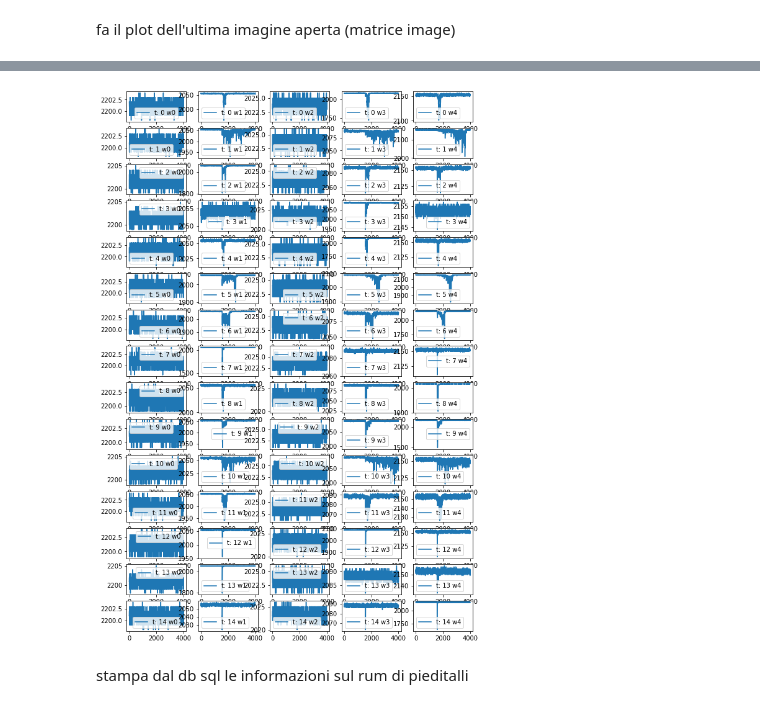
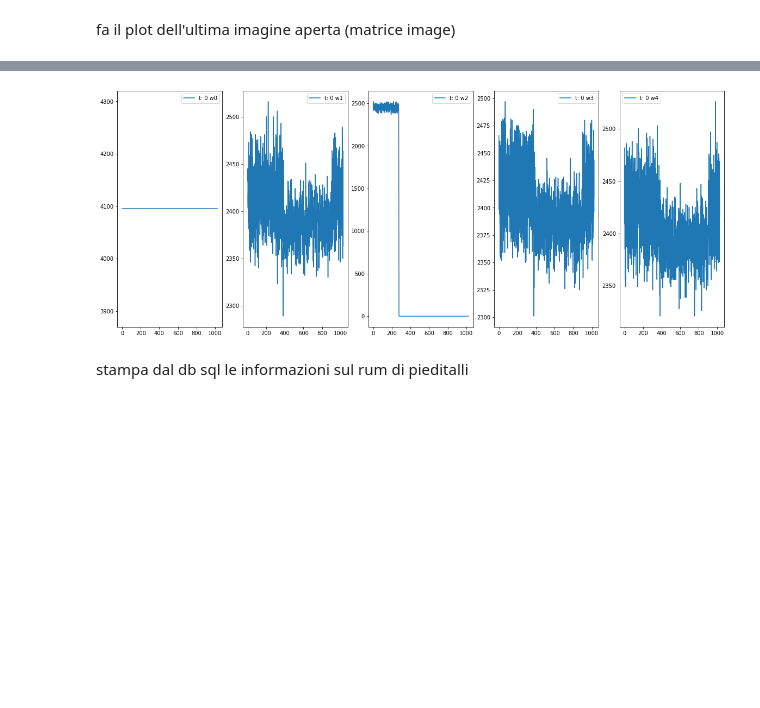
Before and after one commit to emanueledimarco/cygno, a Jupyter notebook: dev/readMidasFile.ipynb, the cells around one changed output, grey strips where cells are left out. Drawn from its saved outputs; the diff is of its cells as text; code cells hidden in the pictures; blank space fills up the shorter version.

```diff
--- a/dev/readMidasFile.ipynb
+++ b/dev/readMidasFile.ipynb
@@ -92,15 +96,25 @@ plt.show()
-# %%
-fig, ax = plt.subplots(header[0][1], number_of_w_readed, figsize=(10, 2*header[1][1]))
-for t in range(0, header[0][1]):
-    offset = t*header[1][1]
-    for w in range(0, number_of_w_readed):
-        ax[t,w].plot(np.linspace(0, header[2][1], header[2][1]), waveform_s[offset], label="t: {:d} w{:d}".format(t,w))
-        ax[t,w].legend()
-        offset+=1
-
-plt.show()
-# %% [output]
-[figure, removed]
+# %%
+number_of_w_readed = 5
+if header[0][0]>1:
+    fig, ax = plt.subplots(header[0][1], number_of_w_readed, figsize=(10, 2*header[1][1]))
+else:
+    fig, ax = plt.subplots(1, number_of_w_readed, figsize=(20, int(header[1][0])/4))
+for t in range(0, header[0][0]):
+    offset = t*header[1][0]
+    for w in range(0, number_of_w_readed):
+        if header[0][0]>1:
+            ax[t,w].plot(np.linspace(0, header[2][1], header[2][1]), waveform_s[offset],
+                         label="t: {:d} w{:d}".format(t,w))
+            ax[t,w].legend()
+        else:
+            ax[w].plot(np.linspace(0, header[2][0], header[2][0]), waveform_f[offset],
+                       label="t: {:d} w{:d}".format(t,w))
+            ax[w].legend()
+        offset+=1
+
+plt.show()
+# %% [output]
+[figure, added]
 # %% [markdown]
 stampa dal db sql le informazioni sul rum di pieditalli
 # %%
```
Also changed, not shown: parts of 9 cells of this notebook.
